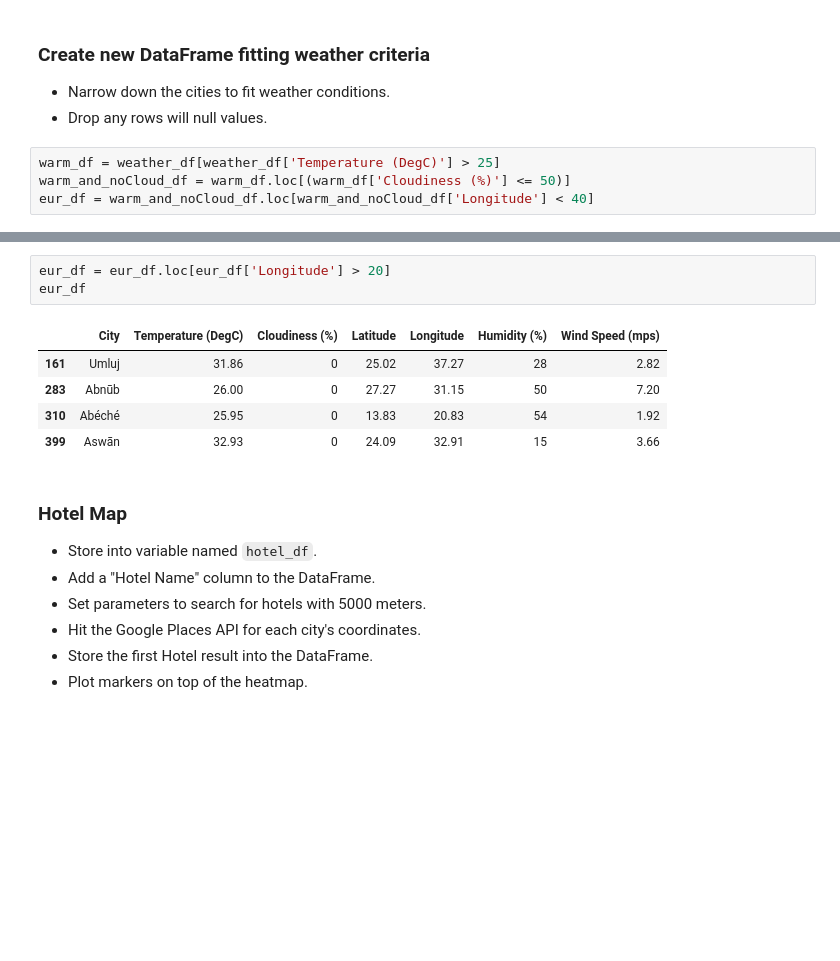
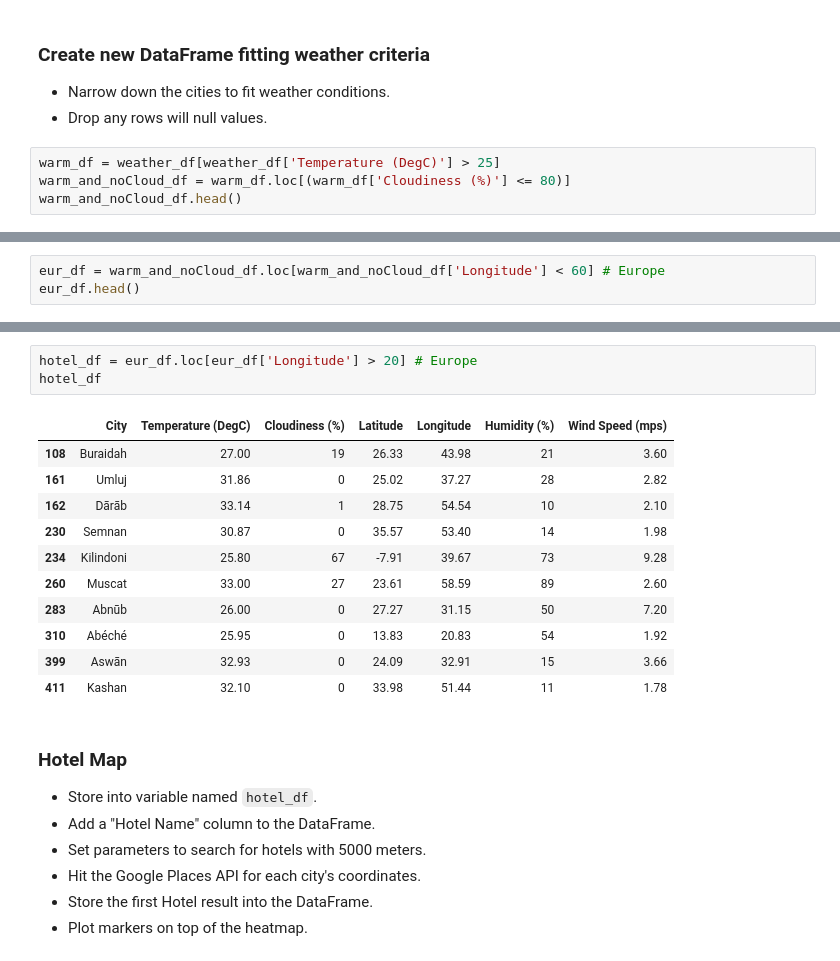
Before and after one commit to IrinaUX/python-api-challenge-2, a Jupyter notebook: VacationPy/VacationPy.ipynb, the cells around one changed output, grey strips where cells are left out. Cells and saved outputs as stored; diff of their text form; blank space fills up the shorter version.

```diff
--- a/VacationPy/VacationPy.ipynb
+++ b/VacationPy/VacationPy.ipynb
@@ -72,5 +73,5 @@ fig
 * Drop any rows will null values.
 # %%
 warm_df = weather_df[weather_df['Temperature (DegC)'] > 25]
-warm_and_noCloud_df = warm_df.loc[(warm_df['Cloudiness (%)'] <= 50)]
-eur_df = warm_and_noCloud_df.loc[warm_and_noCloud_df['Longitude'] < 40]
+warm_and_noCloud_df = warm_df.loc[(warm_df['Cloudiness (%)'] <= 80)]
+warm_and_noCloud_df.head()
@@ -76,0 +85,3 @@ eur_df = warm_and_noCloud_df.loc[warm_and_noCloud_df['Longitude'] < 40]
+# %%
+eur_df = warm_and_noCloud_df.loc[warm_and_noCloud_df['Longitude'] < 60] # Europe
+eur_df.head()
@@ -77,12 +95,18 @@ eur_df = warm_and_noCloud_df.loc[warm_and_noCloud_df['Longitude'] < 40]
 # %%
-eur_df = eur_df.loc[eur_df['Longitude'] > 20]
-eur_df
+hotel_df = eur_df.loc[eur_df['Longitude'] > 20] # Europe
+hotel_df
 # %% [output]
 |  | City | Temperature (DegC) | Cloudiness (%) | Latitude | Longitude | Humidity (%) | Wind Speed (mps) |
+| 108 | Buraidah | 27.00 | 19 | 26.33 | 43.98 | 21 | 3.60 |
 | 161 | Umluj | 31.86 | 0 | 25.02 | 37.27 | 28 | 2.82 |
+| 162 | Dārāb | 33.14 | 1 | 28.75 | 54.54 | 10 | 2.10 |
+| 230 | Semnan | 30.87 | 0 | 35.57 | 53.40 | 14 | 1.98 |
+| 234 | Kilindoni | 25.80 | 67 | -7.91 | 39.67 | 73 | 9.28 |
+| 260 | Muscat | 33.00 | 27 | 23.61 | 58.59 | 89 | 2.60 |
 | 283 | Abnūb | 26.00 | 0 | 27.27 | 31.15 | 50 | 7.20 |
 | 310 | Abéché | 25.95 | 0 | 13.83 | 20.83 | 54 | 1.92 |
 | 399 | Aswān | 32.93 | 0 | 24.09 | 32.91 | 15 | 3.66 |
+| 411 | Kashan | 32.10 | 0 | 33.98 | 51.44 | 11 | 1.78 |
 # %% [markdown]
 ### Hotel Map
 * Store into variable named `hotel_df`.
```
Also changed, not shown: parts of 9 cells of this notebook, 1 other file.
